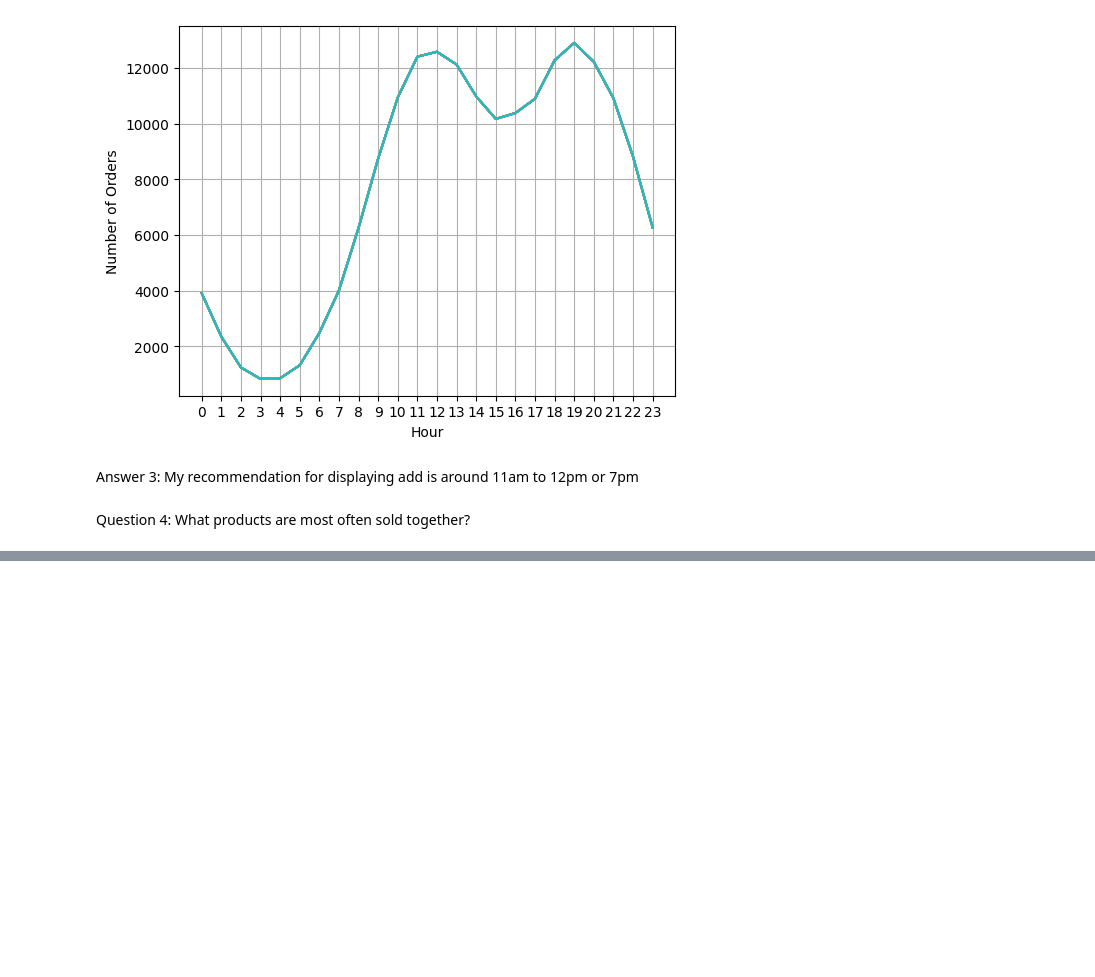
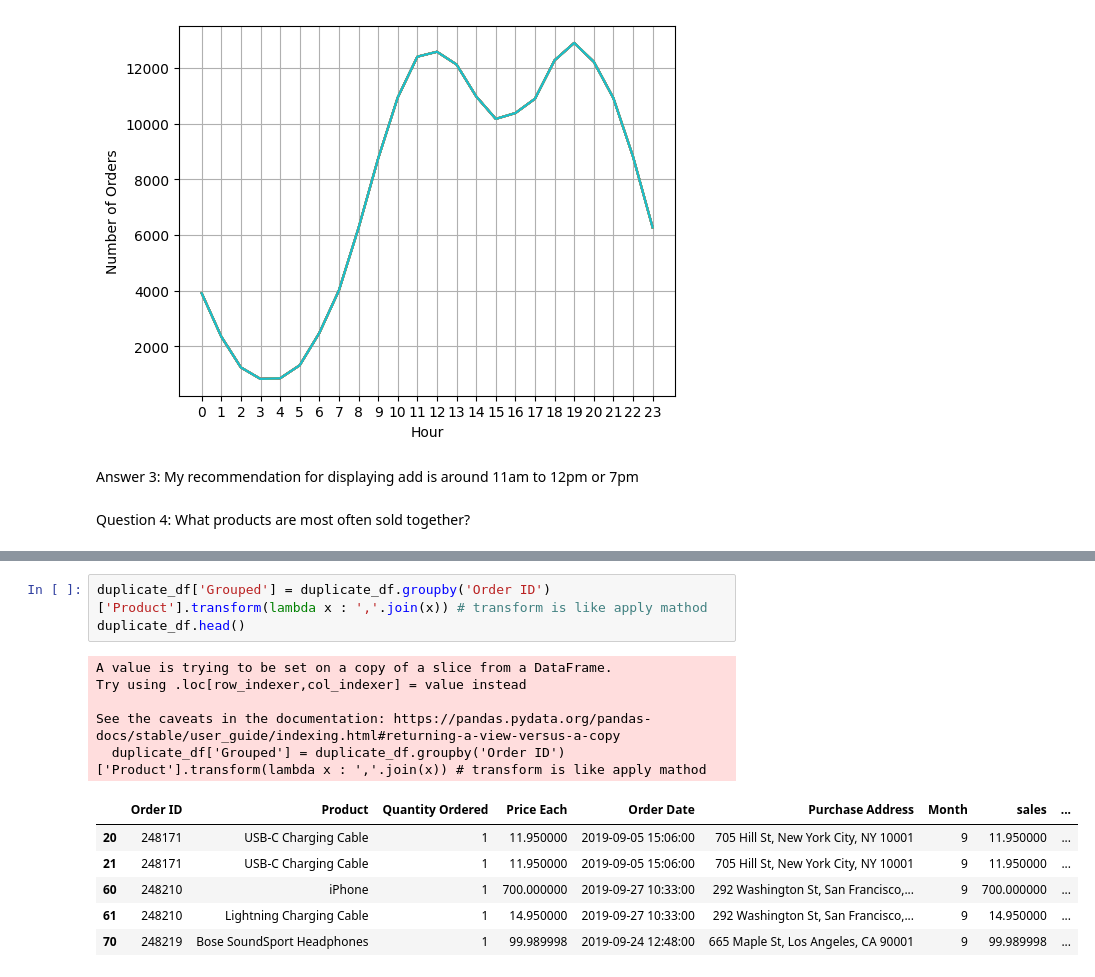
Before and after one commit to Mirazbd123/Project, a Jupyter notebook: sales_analysis.ipynb, the cells around one changed output, grey strips where cells are left out. Saved outputs shown, nothing was run; the diff lists cells and outputs as text; blank space fills up the shorter version.

Commit message:
Data Analysis

```diff
--- a/sales_analysis.ipynb
+++ b/sales_analysis.ipynb
@@ -231,0 +242,15 @@ Question 4: What products are most often sold together?
+# %%
+duplicate_df['Grouped'] = duplicate_df.groupby('Order ID')['Product'].transform(lambda x : ','.join(x)) # transform is like apply mathod
+duplicate_df.head()
+# %% [output]
+A value is trying to be set on a copy of a slice from a DataFrame.
+Try using .loc[row_indexer,col_indexer] = value instead
+
+See the caveats in the documentation: https://pandas.pydata.org/pandas-docs/stable/user_guide/indexing.html#returning-a-view-versus-a-copy
+  duplicate_df['Grouped'] = duplicate_df.groupby('Order ID')['Product'].transform(lambda x : ','.join(x)) # transform is like apply mathod
+|  | Order ID | Product | Quantity Ordered | Price Each | Order Date | Purchase Address | Month | sales | ... |
+| 20 | 248171 | USB-C Charging Cable | 1 | 11.950000 | 2019-09-05 15:06:00 | 705 Hill St, New York City, NY 10001 | 9 | 11.950000 | ... |
+| 21 | 248171 | USB-C Charging Cable | 1 | 11.950000 | 2019-09-05 15:06:00 | 705 Hill St, New York City, NY 10001 | 9 | 11.950000 | ... |
+| 60 | 248210 | iPhone | 1 | 700.000000 | 2019-09-27 10:33:00 | 292 Washington St, San Francisco,... | 9 | 700.000000 | ... |
+| 61 | 248210 | Lightning Charging Cable | 1 | 14.950000 | 2019-09-27 10:33:00 | 292 Washington St, San Francisco,... | 9 | 14.950000 | ... |
+| 70 | 248219 | Bose SoundSport Headphones | 1 | 99.989998 | 2019-09-24 12:48:00 | 665 Maple St, Los Angeles, CA 90001 | 9 | 99.989998 | ... |
```
Also changed, not shown: parts of 4 cells of this notebook.
